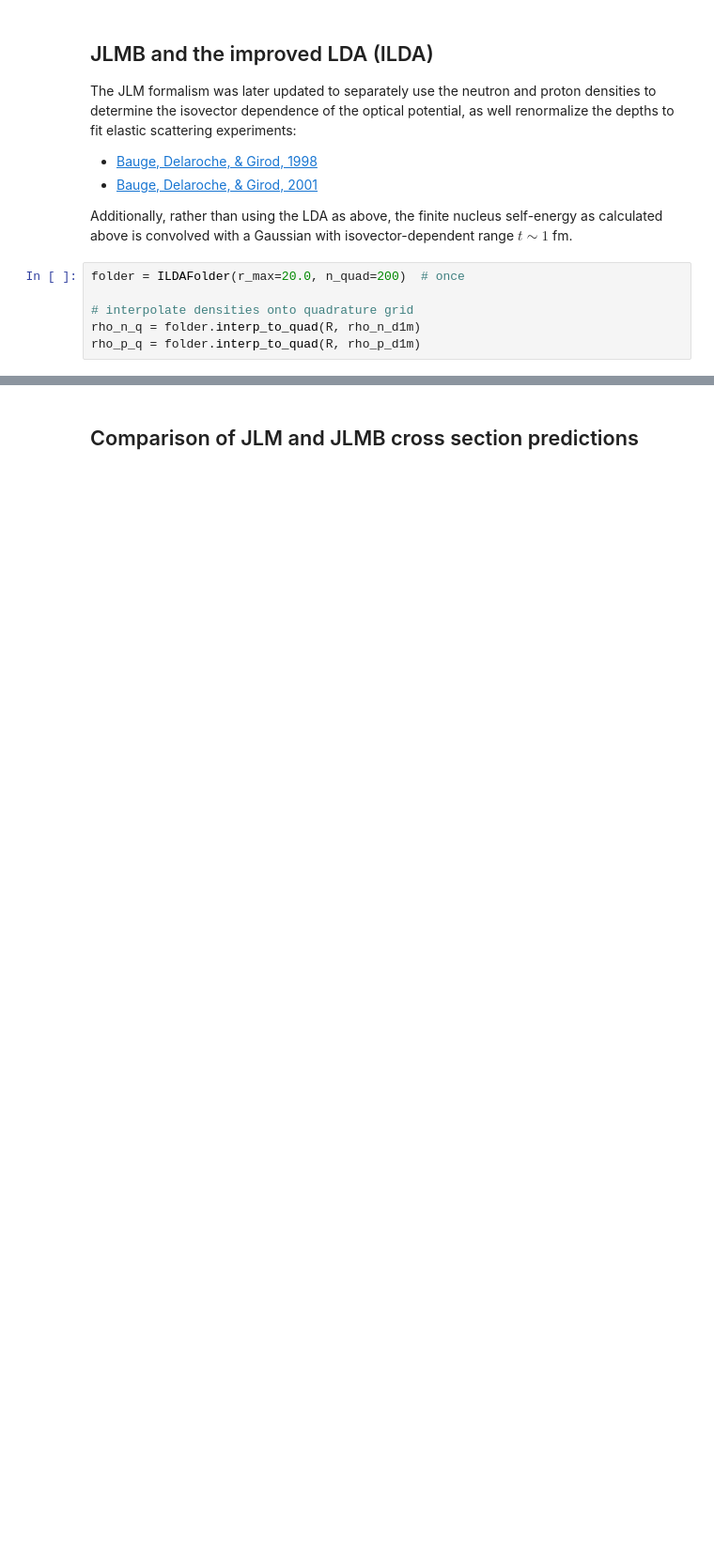
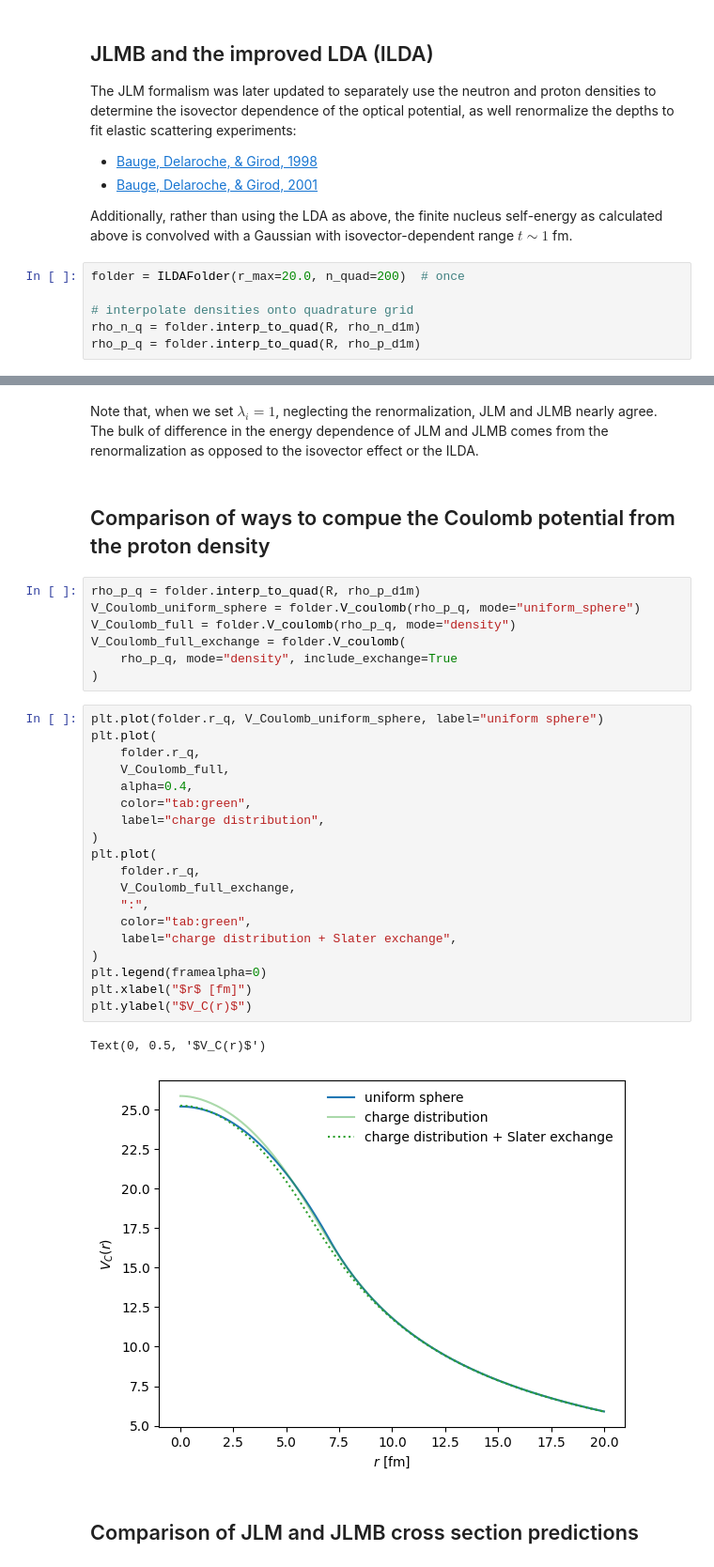
Before and after one commit to beykyle/jitr, a Jupyter notebook: examples/notebooks/example_jlm.ipynb, the cells around one changed output, grey strips where cells are left out. Shown at 94% size. Saved outputs shown, nothing was run; the diff lists cells and outputs as text; blank space fills up the shorter version.

```diff
--- a/examples/notebooks/example_jlm.ipynb
+++ b/examples/notebooks/example_jlm.ipynb
@@ -490,5 +517,38 @@ plt.tight_layout()
 plt.show()
 # %% [output]
 [figure]
+# %% [markdown]
+Note that, when we set $\lambda_i=1$, neglecting the renormalization, JLM and JLMB nearly agree. The bulk of difference in the energy dependence of JLM and JLMB comes from the renormalization as opposed to the isovector effect or the ILDA.
+# %% [markdown]
+## Comparison of ways to compue the Coulomb potential from the proton density
+# %%
+rho_p_q = folder.interp_to_quad(R, rho_p_d1m)
+V_Coulomb_uniform_sphere = folder.V_coulomb(rho_p_q, mode="uniform_sphere")
+V_Coulomb_full = folder.V_coulomb(rho_p_q, mode="density")
+V_Coulomb_full_exchange = folder.V_coulomb(
+    rho_p_q, mode="density", include_exchange=True
+)
+# %%
+plt.plot(folder.r_q, V_Coulomb_uniform_sphere, label="uniform sphere")
+plt.plot(
+    folder.r_q,
+    V_Coulomb_full,
+    alpha=0.4,
+    color="tab:green",
+    label="charge distribution",
+)
+plt.plot(
+    folder.r_q,
+    V_Coulomb_full_exchange,
+    ":",
+    color="tab:green",
+    label="charge distribution + Slater exchange",
+)
+plt.legend(framealpha=0)
+plt.xlabel("$r$ [fm]")
+plt.ylabel("$V_C(r)$")
+# %% [output]
+Text(0, 0.5, '$V_C(r)$')
+[figure, added]
 # %% [markdown]
 ## Comparison of JLM and JLMB cross section predictions
```
Also changed, not shown: parts of 26 cells of this notebook, 1 other file.
